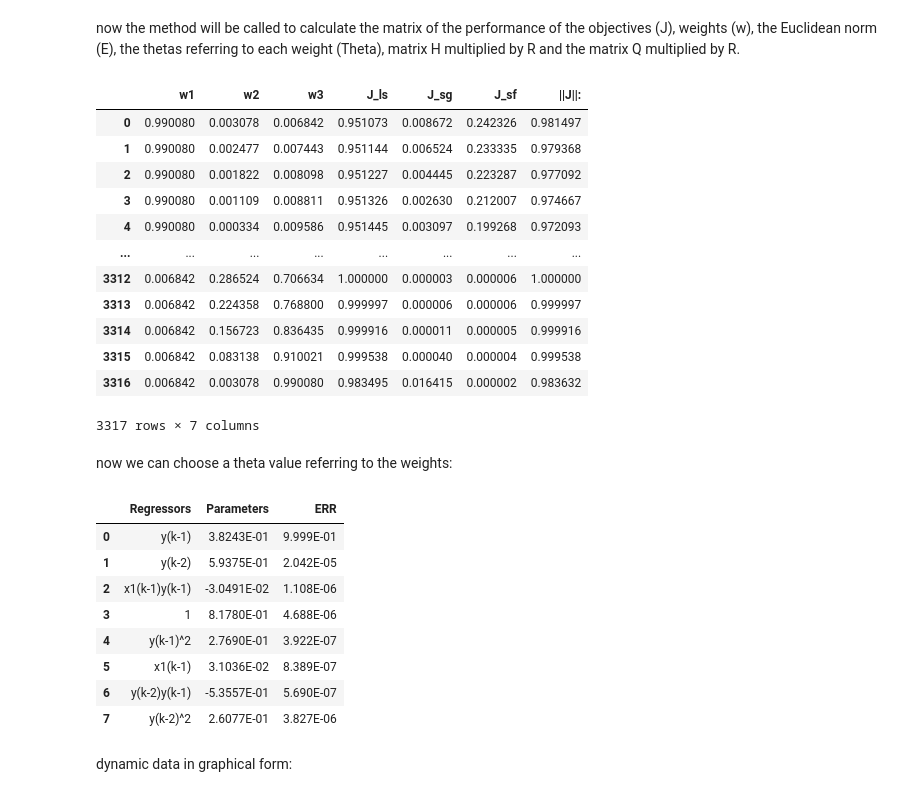
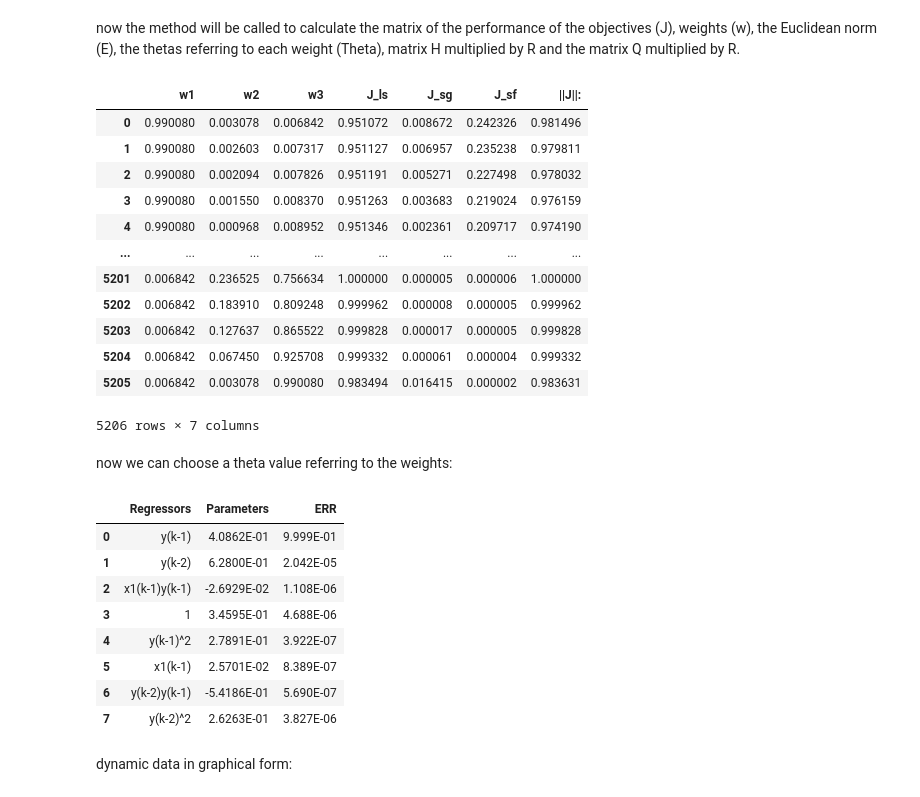
Before and after one commit to GabrielBuenoLeandro/Multiobjetive, a Jupyter notebook: conversor_buck.ipynb, the cells around one changed output. Cells and saved outputs as stored; diff of their text form; code cells hidden in the pictures.

```diff
--- a/conversor_buck.ipynb
+++ b/conversor_buck.ipynb
@@ -183,36 +183,36 @@ mult = IM(n_inputs=model.n_inputs,
 now the method will be called to calculate the matrix of the performance of the objectives (J), weights (w), the Euclidean norm (E), the thetas referring to each weight (Theta), matrix H multiplied by R and the matrix Q multiplied by R.
 # %%
 # Method to calculate the parameters
-J, w, E, Theta, HR, QR = mult.affine_information_least_squares(y_train=y_train[2:],
-                                                              gain=gain,y_static=Yo,
-                                                              x_static=Uo, psi=model.psi)
+J, w, E, Theta, HR, QR, position = mult.affine_information_least_squares(y_train=y_train[2:],
+                                                                         gain=gain,y_static=Yo,
+                                                                         x_static=Uo, psi=model.psi)
 result = {'w1': w[0,:],
           'w2': w[2,:],
           'w3': w[1,:],
           'J_ls': J[0,:],
           'J_sg': J[1,:],
           'J_sf': J[2,:],
           '||J||:': E}
 pd.DataFrame(result)
 # %% [output]
 |  | w1 | w2 | w3 | J_ls | J_sg | J_sf | ||J||: |
-| 0 | 0.990080 | 0.003078 | 0.006842 | 0.951073 | 0.008672 | 0.242326 | 0.981497 |
-| 1 | 0.990080 | 0.002477 | 0.007443 | 0.951144 | 0.006524 | 0.233335 | 0.979368 |
-| 2 | 0.990080 | 0.001822 | 0.008098 | 0.951227 | 0.004445 | 0.223287 | 0.977092 |
-| 3 | 0.990080 | 0.001109 | 0.008811 | 0.951326 | 0.002630 | 0.212007 | 0.974667 |
-| 4 | 0.990080 | 0.000334 | 0.009586 | 0.951445 | 0.003097 | 0.199268 | 0.972093 |
+| 0 | 0.990080 | 0.003078 | 0.006842 | 0.951072 | 0.008672 | 0.242326 | 0.981496 |
+| 1 | 0.990080 | 0.002603 | 0.007317 | 0.951127 | 0.006957 | 0.235238 | 0.979811 |
+| 2 | 0.990080 | 0.002094 | 0.007826 | 0.951191 | 0.005271 | 0.227498 | 0.978032 |
+| 3 | 0.990080 | 0.001550 | 0.008370 | 0.951263 | 0.003683 | 0.219024 | 0.976159 |
+| 4 | 0.990080 | 0.000968 | 0.008952 | 0.951346 | 0.002361 | 0.209717 | 0.974190 |
 | ... | ... | ... | ... | ... | ... | ... | ... |
-| 3312 | 0.006842 | 0.286524 | 0.706634 | 1.000000 | 0.000003 | 0.000006 | 1.000000 |
-| 3313 | 0.006842 | 0.224358 | 0.768800 | 0.999997 | 0.000006 | 0.000006 | 0.999997 |
-| 3314 | 0.006842 | 0.156723 | 0.836435 | 0.999916 | 0.000011 | 0.000005 | 0.999916 |
-| 3315 | 0.006842 | 0.083138 | 0.910021 | 0.999538 | 0.000040 | 0.000004 | 0.999538 |
-| 3316 | 0.006842 | 0.003078 | 0.990080 | 0.983495 | 0.016415 | 0.000002 | 0.983632 |
+| 5201 | 0.006842 | 0.236525 | 0.756634 | 1.000000 | 0.000005 | 0.000006 | 1.000000 |
+| 5202 | 0.006842 | 0.183910 | 0.809248 | 0.999962 | 0.000008 | 0.000005 | 0.999962 |
+| 5203 | 0.006842 | 0.127637 | 0.865522 | 0.999828 | 0.000017 | 0.000005 | 0.999828 |
+| 5204 | 0.006842 | 0.067450 | 0.925708 | 0.999332 | 0.000061 | 0.000004 | 0.999332 |
+| 5205 | 0.006842 | 0.003078 | 0.990080 | 0.983494 | 0.016415 | 0.000002 | 0.983631 |
-3317 rows × 7 columns
+5206 rows × 7 columns
 # %% [markdown]
 now we can choose a theta value referring to the weights:
 # %%
 # Writing the results
-model.theta = Theta[0, :].reshape(-1,1)
+model.theta = Theta[position, :].reshape(-1,1)
 yhat = model.predict(X=x_valid, y=y_valid)
 rrse = root_relative_squared_error(y_valid, yhat)
 r = pd.DataFrame(
@@ -224,14 +224,14 @@ r = pd.DataFrame(
 r
 # %% [output]
 |  | Regressors | Parameters | ERR |
-| 0 | y(k-1) | 3.8243E-01 | 9.999E-01 |
-| 1 | y(k-2) | 5.9375E-01 | 2.042E-05 |
-| 2 | x1(k-1)y(k-1) | -3.0491E-02 | 1.108E-06 |
-| 3 | 1 | 8.1780E-01 | 4.688E-06 |
-| 4 | y(k-1)^2 | 2.7690E-01 | 3.922E-07 |
-| 5 | x1(k-1) | 3.1036E-02 | 8.389E-07 |
-| 6 | y(k-2)y(k-1) | -5.3557E-01 | 5.690E-07 |
-| 7 | y(k-2)^2 | 2.6077E-01 | 3.827E-06 |
+| 0 | y(k-1) | 4.0862E-01 | 9.999E-01 |
+| 1 | y(k-2) | 6.2800E-01 | 2.042E-05 |
+| 2 | x1(k-1)y(k-1) | -2.6929E-02 | 1.108E-06 |
+| 3 | 1 | 3.4595E-01 | 4.688E-06 |
+| 4 | y(k-1)^2 | 2.7891E-01 | 3.922E-07 |
+| 5 | x1(k-1) | 2.5701E-02 | 8.389E-07 |
+| 6 | y(k-2)y(k-1) | -5.4186E-01 | 5.690E-07 |
+| 7 | y(k-2)^2 | 2.6263E-01 | 3.827E-06 |
 # %% [markdown]
 dynamic data in graphical form:
 # %%
```
Also changed, not shown: parts of 4 cells of this notebook, 1 other file.
